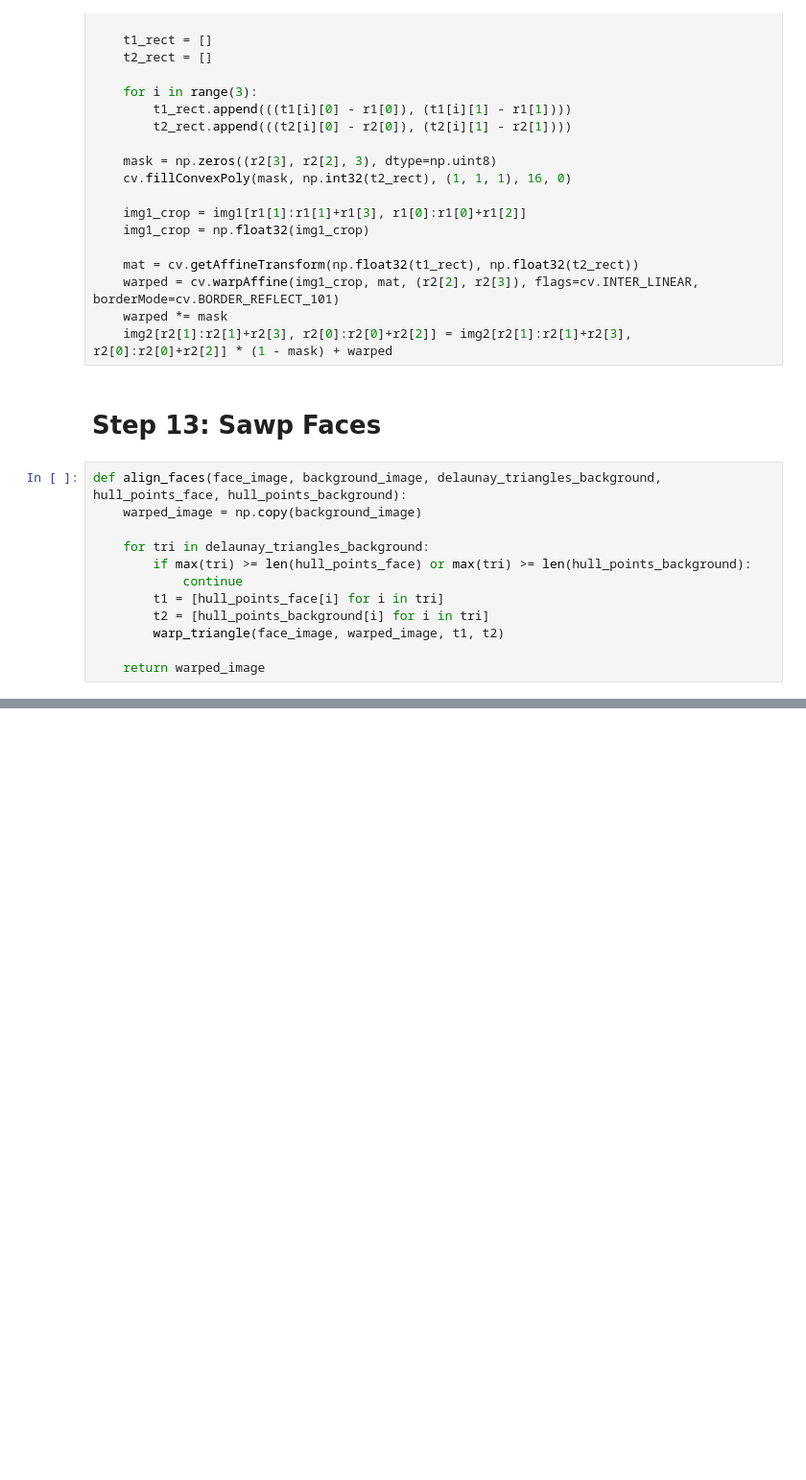
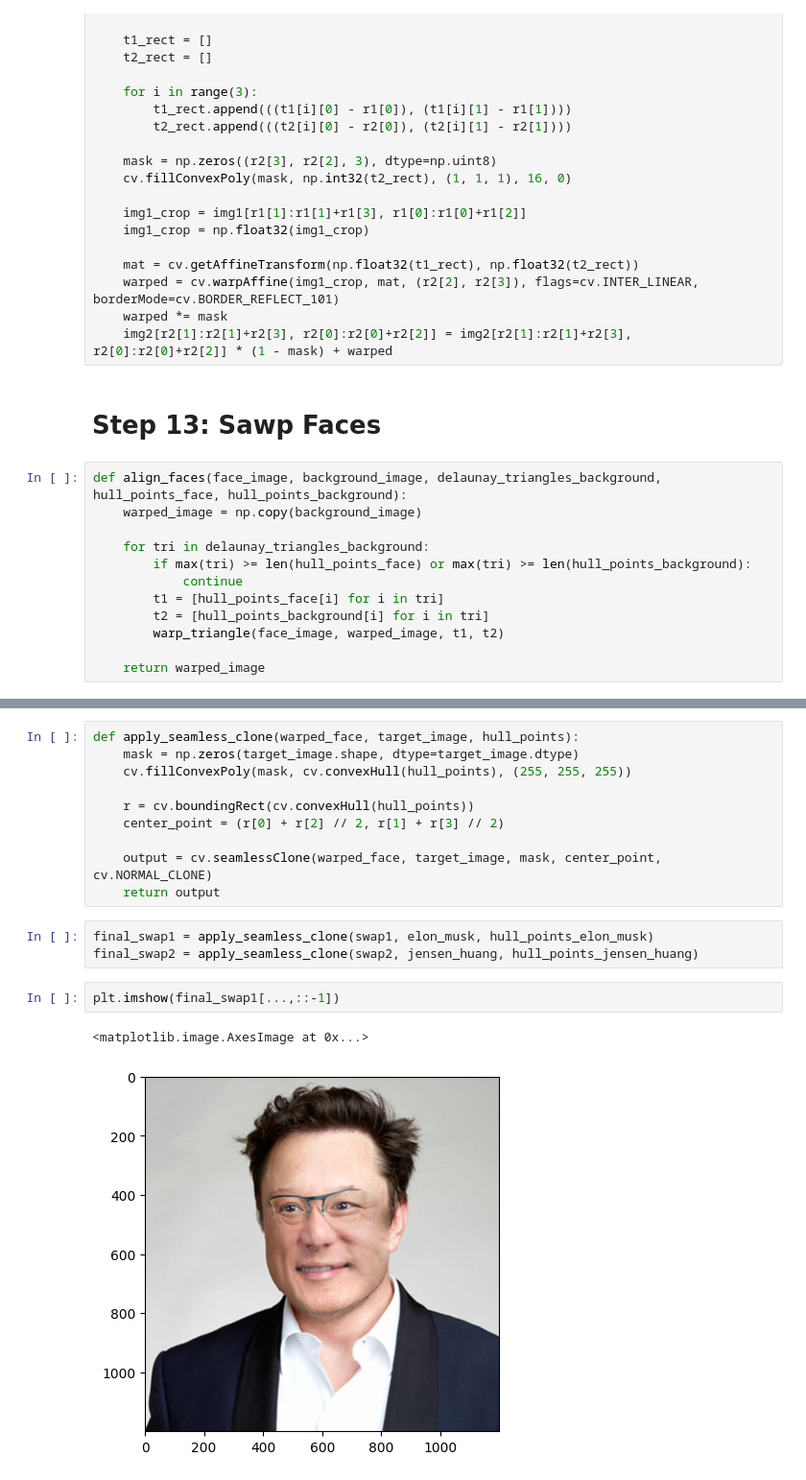
Before and after one commit to AsadiAhmad/Face-Swap, a Jupyter notebook: Code/Face_Swap.ipynb, the cells around one changed output, grey strips where cells are left out. Shown at 96% size. Cells and saved outputs as stored; diff of their text form; blank space fills up the shorter version.

```diff
--- a/Code/Face_Swap.ipynb
+++ b/Code/Face_Swap.ipynb
@@ -426,0 +238,18 @@ if __name__ == '__main__' :
+# %%
+def apply_seamless_clone(warped_face, target_image, hull_points):
+    mask = np.zeros(target_image.shape, dtype=target_image.dtype)
+    cv.fillConvexPoly(mask, cv.convexHull(hull_points), (255, 255, 255))
+
+    r = cv.boundingRect(cv.convexHull(hull_points))
+    center_point = (r[0] + r[2] // 2, r[1] + r[3] // 2)
+
+    output = cv.seamlessClone(warped_face, target_image, mask, center_point, cv.NORMAL_CLONE)
+    return output
+# %%
+final_swap1 = apply_seamless_clone(swap1, elon_musk, hull_points_elon_musk)
+final_swap2 = apply_seamless_clone(swap2, jensen_huang, hull_points_jensen_huang)
+# %%
+plt.imshow(final_swap1[...,::-1])
+# %% [output]
+<matplotlib.image.AxesImage at 0x...>
+[figure, added]
```
Also changed, not shown: parts of 10 cells of this notebook.
